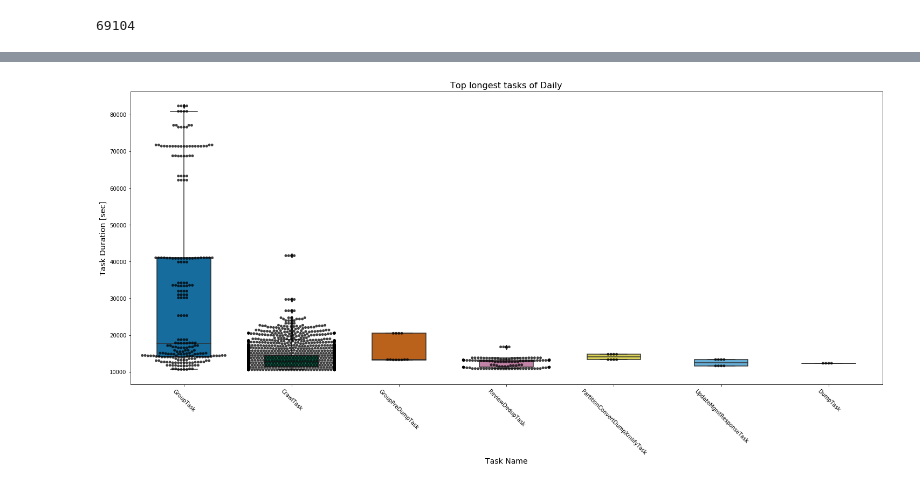
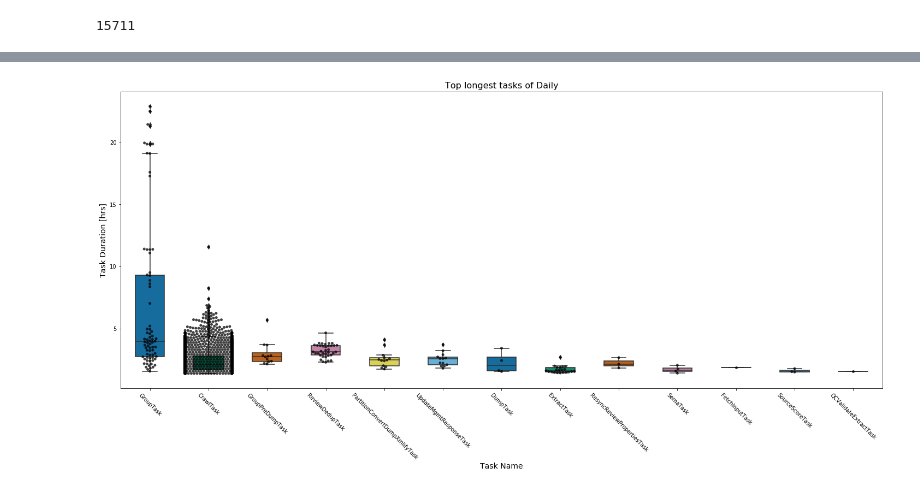
Before and after one commit to andreamalhera/perfSky, a Jupyter notebook: notebooks/boxplot.ipynb, the cells around one changed output, grey strips where cells are left out. Cells and saved outputs as stored; diff of their text form; code cells hidden in the pictures.

Commit message:
Separate task names boxplot and task params boxplots in notebook

```diff
--- a/notebooks/boxplot.ipynb
+++ b/notebooks/boxplot.ipynb
@@ -121,16 +102,21 @@ print(len(all_df))
 all_df['start_time'] = all_df['start_time_x']
 all_df['end_time'] = all_df['end_time_y']
 all_df['duration'] = all_df.apply(lambda row: str(get_duration(row['start_time'],row['end_time'])), axis=1)
-all_df['t_duration']= all_df.apply(lambda row: get_duration(row['start_time'],row['end_time']).total_seconds(), axis=1)
+all_df['t_duration']= all_df.apply(lambda row: (get_duration(row['start_time'],row['end_time']).total_seconds())/60/60, axis=1)
 all_df['task_name'] = all_df['task_name_x']
 
 dur_df = all_df[['task_name','duration','task_call','start_time','end_time', 'source_file', 't_duration']]
 print(len(dur_df))
-dur_df = dur_df.sort_values(by=['t_duration','task_name'], ascending=False)
-dur_df = dur_df[dur_df['task_name']!='AllTasks']
-dur_df = dur_df.head(5000)
+
+top_long_tasks = dur_df[dur_df['task_name']!='AllTasks']
+top_long_tasks = top_long_tasks.sort_values(by=['t_duration','task_name'], ascending=False)
+top_long_tasks = top_long_tasks.head(5000)
+
+top_long_task_calls = dur_df[dur_df['task_name']!='AllTasks']
+top_long_task_calls = top_long_task_calls.sort_values(by=['t_duration','task_call'], ascending=False)
+top_long_task_calls = top_long_task_calls.head(10)
 # %% [output]
-69104
+15711
 # %%
 #for name, group in df.groupby(['task_call'],as_index=False):
 #    print(name)
@@ -145,7 +131,7 @@ import seaborn as sns
 # %%
 plt.figure(figsize=(25,10))
 plt.xticks(rotation=-45)
-task_duration= dur_df[['task_name','task_call','t_duration']]
+task_duration= top_long_tasks[['task_name','task_call','t_duration']]
 print(len(task_duration))
 print(task_duration.head(1))
 task_duration.shape
@@ -168,7 +154,7 @@ bplot.axes.set_title("Top longest tasks of Daily",
 bplot.set_xlabel("Task Name",
                 fontsize=14)
 
-bplot.set_ylabel("Task Duration [sec]",
+bplot.set_ylabel("Task Duration [hrs]",
                 fontsize=14)
 
 bplot.tick_params(labelsize=10)
@@ -185 +171 @@ bplot.tick_params(labelsize=10)
-[figure, old version]
+[figure, new version]
```
Also changed, not shown: parts of 5 cells of this notebook.
